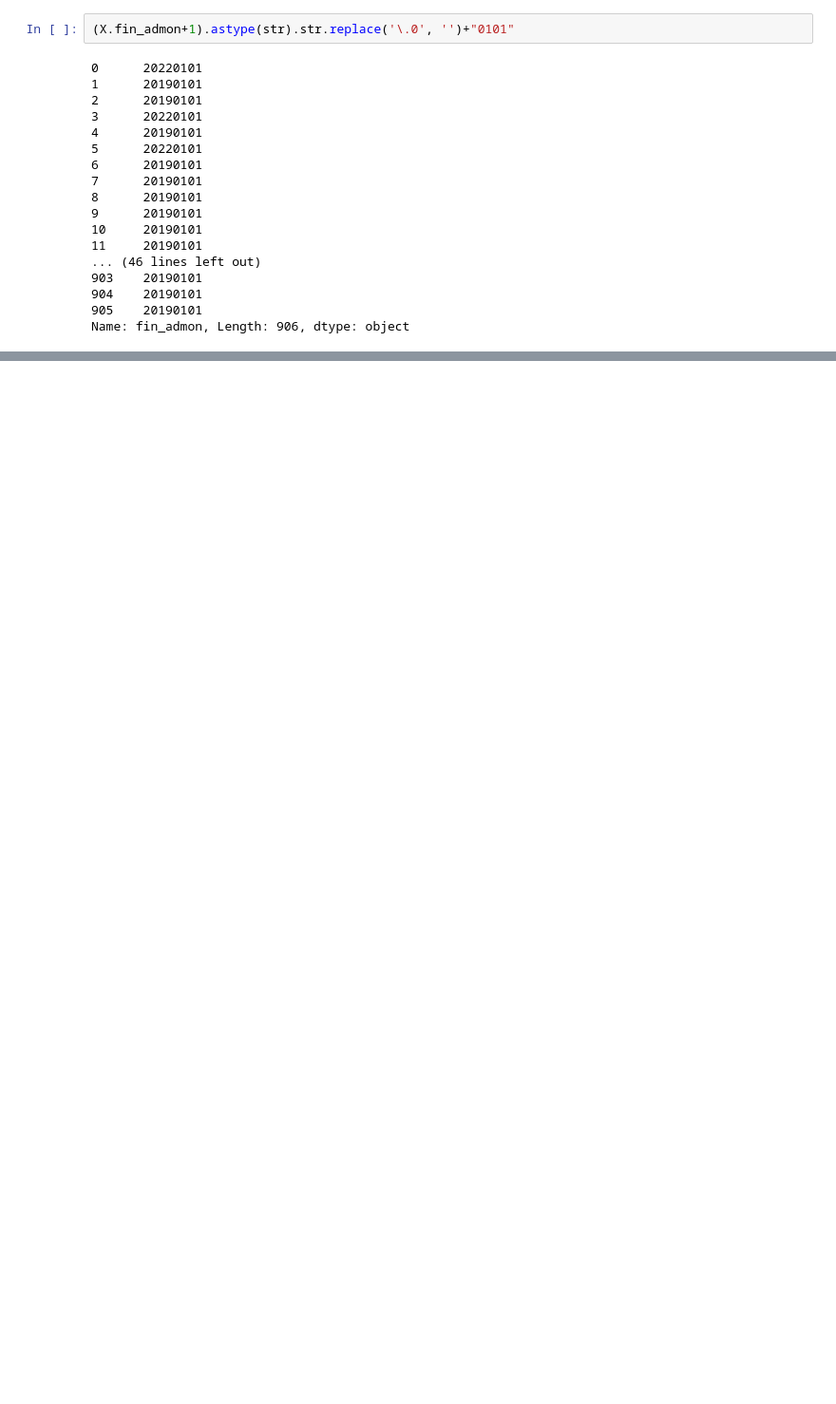
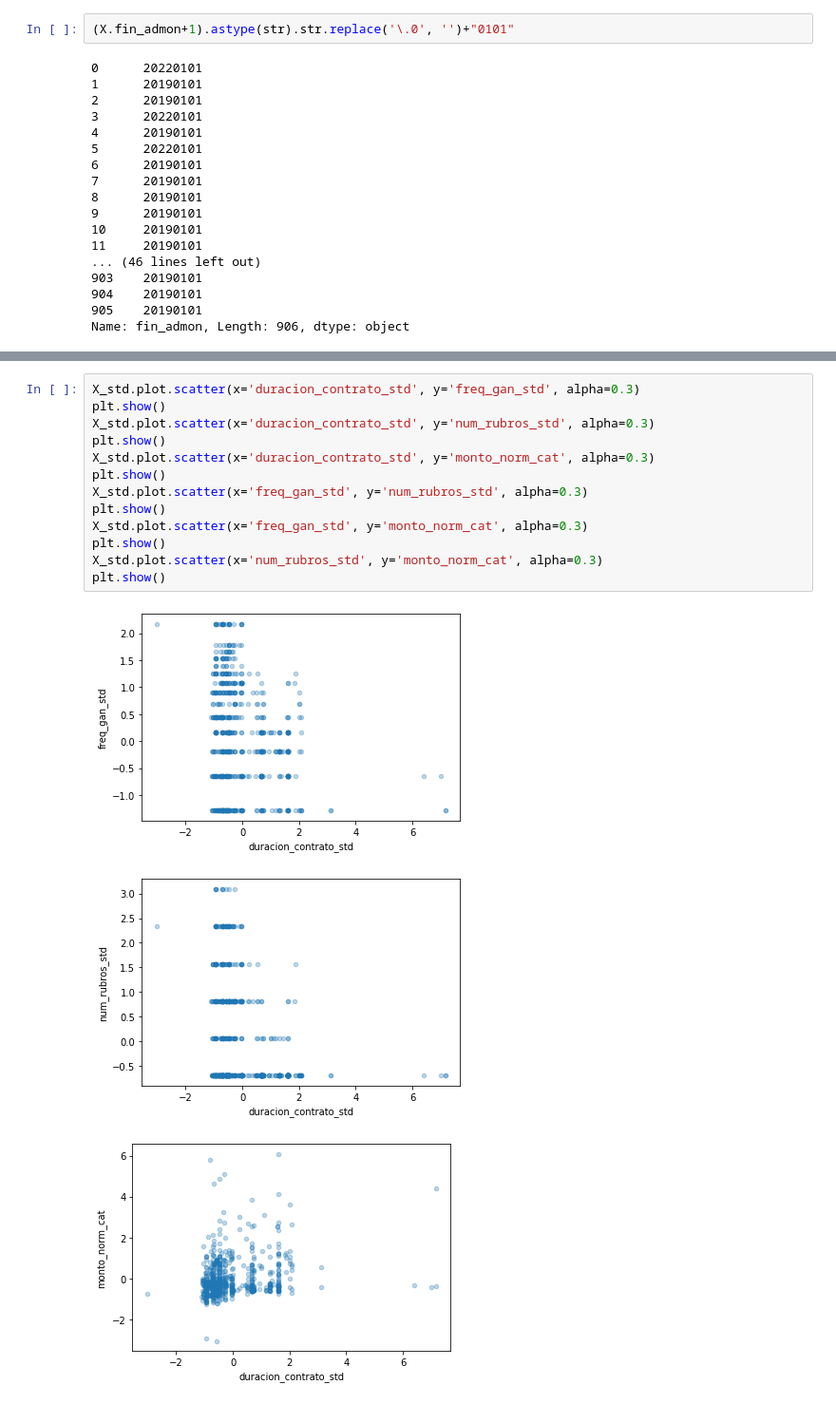
Before and after one commit to xuxoramos/deteccioncohechojuarez, a Jupyter notebook: Anomalies.ipynb, the cells around one changed output, grey strips where cells are left out. Shown at 95% size. Cells and saved outputs as stored; diff of their text form; blank space fills up the shorter version.

```diff
--- a/Anomalies.ipynb
+++ b/Anomalies.ipynb
@@ -164,0 +169,17 @@ lic.sample(2).T
+# %%
+X_std.plot.scatter(x='duracion_contrato_std', y='freq_gan_std', alpha=0.3)
+plt.show()
+X_std.plot.scatter(x='duracion_contrato_std', y='num_rubros_std', alpha=0.3)
+plt.show()
+X_std.plot.scatter(x='duracion_contrato_std', y='monto_norm_cat', alpha=0.3)
+plt.show()
+X_std.plot.scatter(x='freq_gan_std', y='num_rubros_std', alpha=0.3)
+plt.show()
+X_std.plot.scatter(x='freq_gan_std', y='monto_norm_cat', alpha=0.3)
+plt.show()
+X_std.plot.scatter(x='num_rubros_std', y='monto_norm_cat', alpha=0.3)
+plt.show()
+# %% [output]
+[figure, added]
+[figure, added]
+[figure, added]
```
Also changed, not shown: parts of 9 cells of this notebook.
